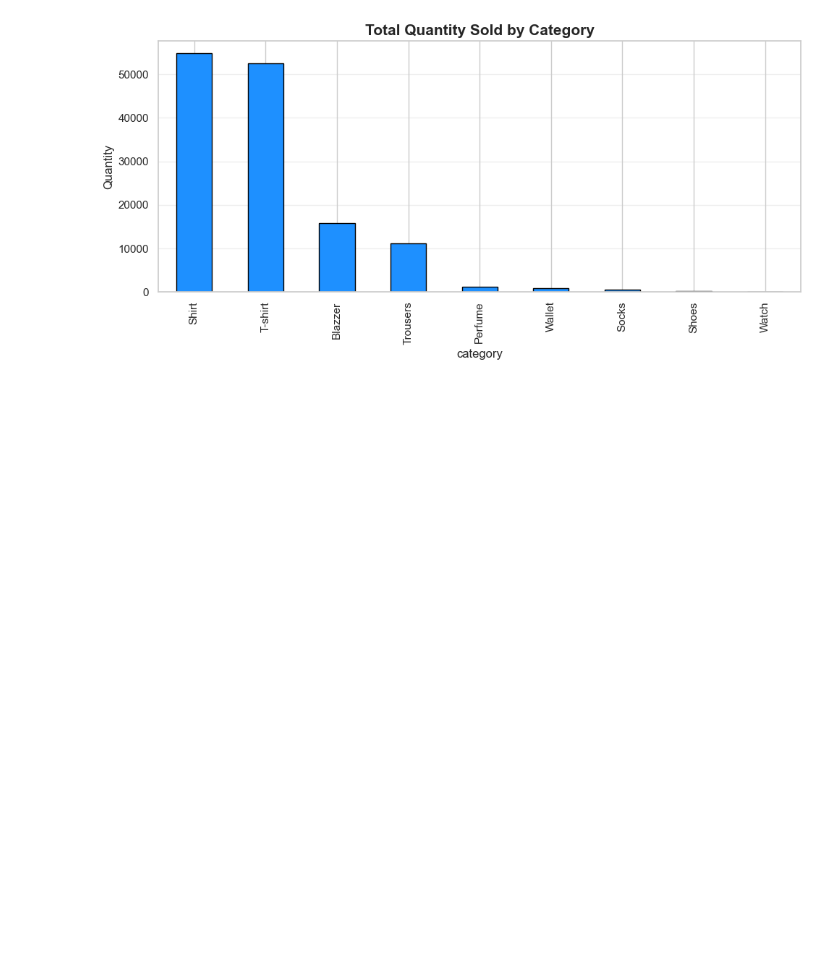
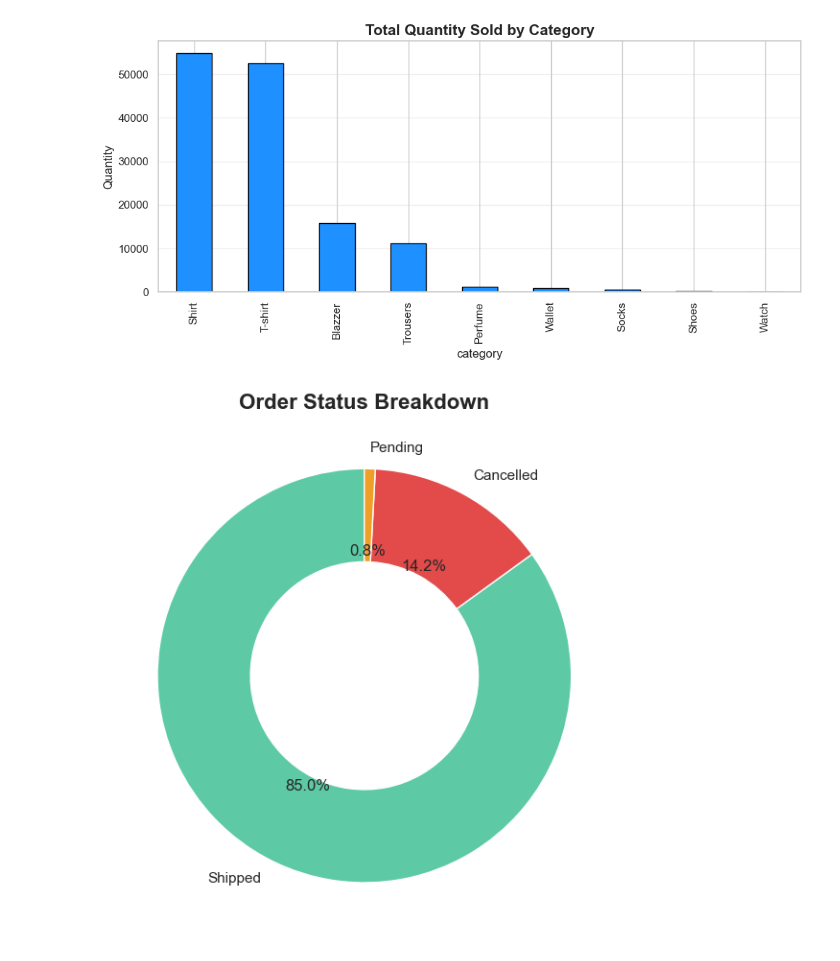
Before and after one commit to JayanthikaKrishnamoorthy/amazon-sales-data-analysis, a Jupyter notebook: Amazon_sales_report.ipynb, the cells around one changed output. Cells and saved outputs as stored; diff of their text form; code cells hidden in the pictures; blank space fills up the shorter version.

```diff
--- a/Amazon_sales_report.ipynb
+++ b/Amazon_sales_report.ipynb
@@ -2146,3 +2229,25 @@ plt.show()
 # %%
 '''Shirts and T-shirts account for the highest quantity sold, together contributing the majority of total units purchased. This indicates strong and consistent customer demand for these apparel categories.'''
 '''Blazers and Trousers represent the next largest product categories, while accessories such as Wallets, Perfumes, Socks, Shoes, and Watches contribute only a small fraction of total units sold.'''
+# %%
+status = df["status_group"].value_counts()
+
+colors = ["#5DCAA5", "#E24B4A", "#EF9F27"]
+
+plt.figure(figsize=(6,6))
+
+plt.pie(
+    status.values,
+    labels=status.index,
+    autopct="%1.1f%%",
+    colors=colors,
+    startangle=90,
+    wedgeprops=dict(width=0.45)
+)
+
+plt.title("Order Status Breakdown", fontsize=16, weight='bold')
+
+plt.tight_layout()
+plt.show()
+# %% [output]
+[figure, added]
```
Also changed, not shown: parts of 4 cells of this notebook, 1 other file.
